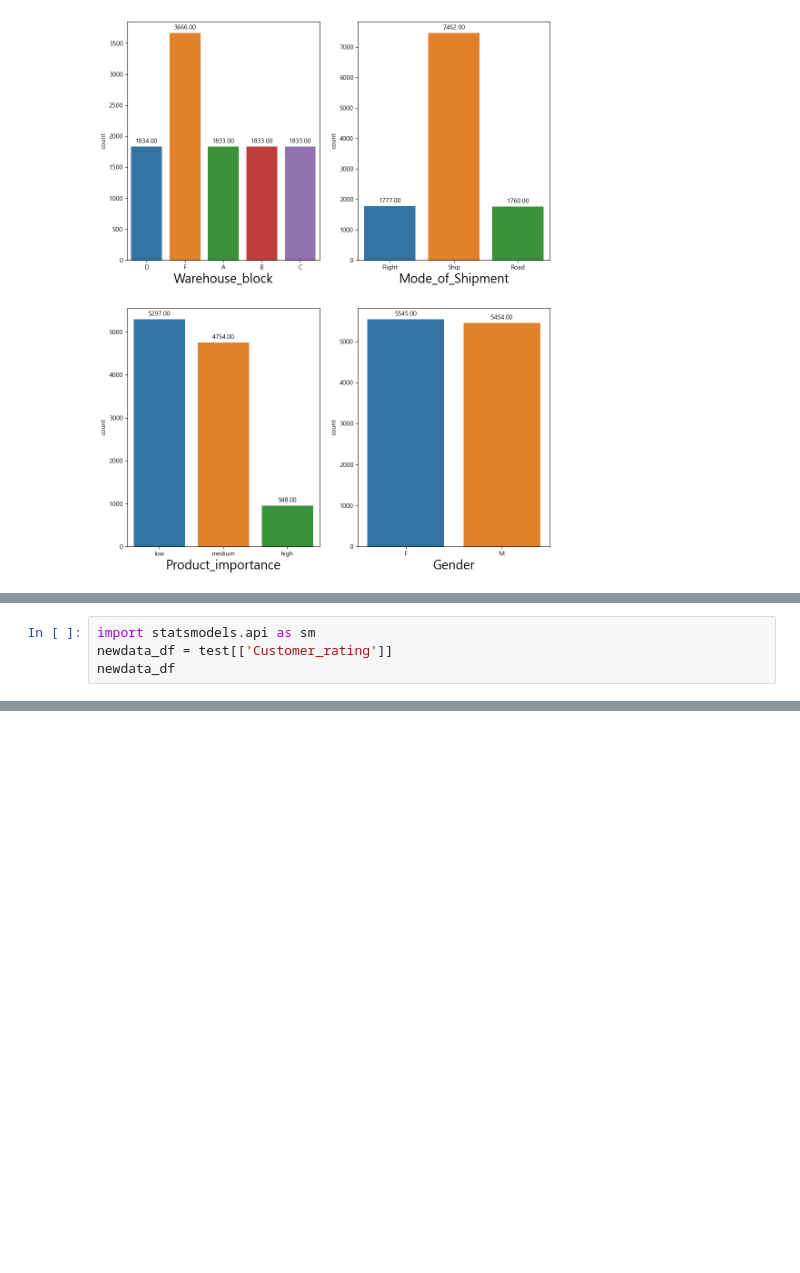
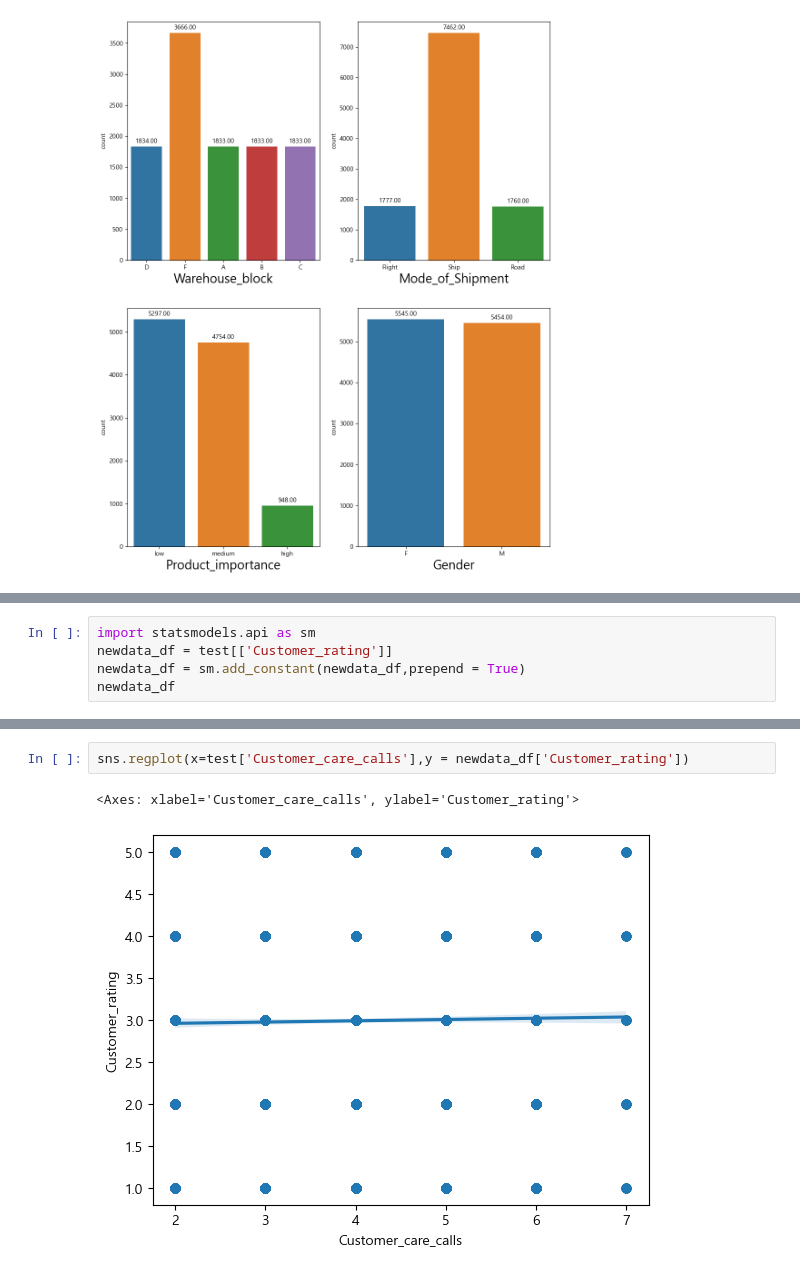
Before and after one commit to daebeobkim/python-bigdata, a Jupyter notebook: EDA/머신러닝/프로젝트 준비.ipynb, the cells around one changed output, grey strips where cells are left out. Saved outputs shown, nothing was run; the diff lists cells and outputs as text; blank space fills up the shorter version.

```diff
--- a/EDA/머신러닝/프로젝트 준비.ipynb
+++ b/EDA/머신러닝/프로젝트 준비.ipynb
@@ -119,4 +127,5 @@ sns.displot(data = score,kde=True)
 # %%
 import statsmodels.api as sm
 newdata_df = test[['Customer_rating']]
+newdata_df = sm.add_constant(newdata_df,prepend = True)
 newdata_df
@@ -122,0 +170,5 @@ newdata_df
+# %%
+sns.regplot(x=test['Customer_care_calls'],y = newdata_df['Customer_rating'])
+# %% [output]
+<Axes: xlabel='Customer_care_calls', ylabel='Customer_rating'>
+[figure, added]
```
Also changed, not shown: parts of 5 cells of this notebook.
